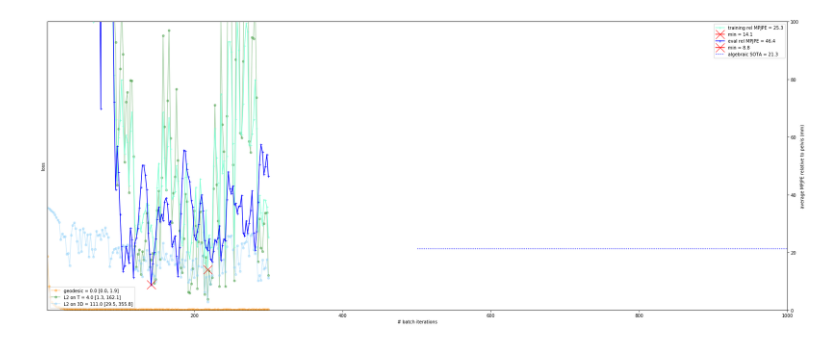
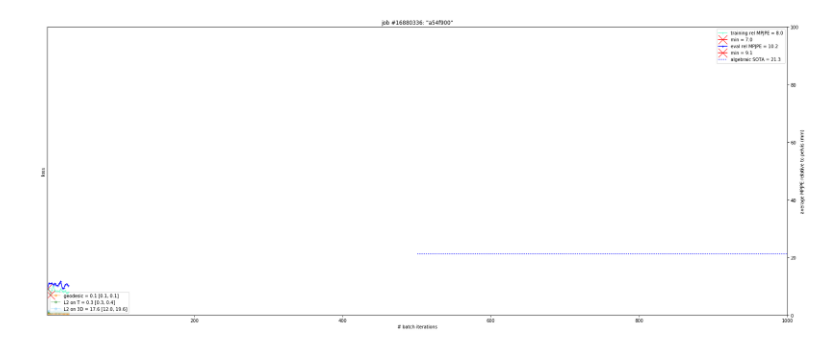
Before and after one commit to karfly/learnable-triangulation-pytorch, a Jupyter notebook: tom.ipynb, the cells around one changed output. Cells and saved outputs as stored; diff of their text form; code cells hidden in the pictures.

```diff
--- a/tom.ipynb
+++ b/tom.ipynb
@@ -67,32 +67,32 @@ jobs = list(zip(*[
     #('16822962', '=16809173 but with Rod'),
 
     # pelvis NOT in origin, NOT super R|t, super 3D KPs
     # ...
 
     # pelvis in origin, superv R|t, super 3D KPs
     # ('16825120', '~16822962 but with 6D'),
     #('16700068', '1ac51aa but with Rod'),  # 16772316 by mean Fro
     # ('16864803', 'deca149, predicting plain E'),
     # ('16871156', '6ebb4b8 with masters2world GT, 6D roto-param, w_geo = 600, w_t=8, w_3D=1'),
-    ('16879598', ''),
+    ('16880336', 'a54f900'),
 
     # pelvis in origin, NOT superv R|t, super 3D KPs
     #('16712639', '6db8028 (Rod) but no KP centering!'),  # 16711084
     #('16862312', '76d6959 supervising 3D'),
 
     # pelvis NOT in origin, super R|t, super 2D KPs
     # ...
 
     # pelvis NOT in origin, NOT super R|t, super 2D KPs
     # ...
 
     # pelvis in origin, superv R|t, super 2D KPs
     # ...
 
     # pelvis in origin, NOT superv R|t, super 2D KPs
     #('16731852', '217c24c but wdecy=2, gclip=0.25'),  # 16731537, 16729378, 16721459
 ]))
 
 plot_jobs(jobs[0], jobs[1], metrics_ylim=[0, 100], n_max_epochs=5e2)
 # %% [output]
-[figure, old version]
+[figure, new version]
```
Also changed, not shown: 2 other files.
